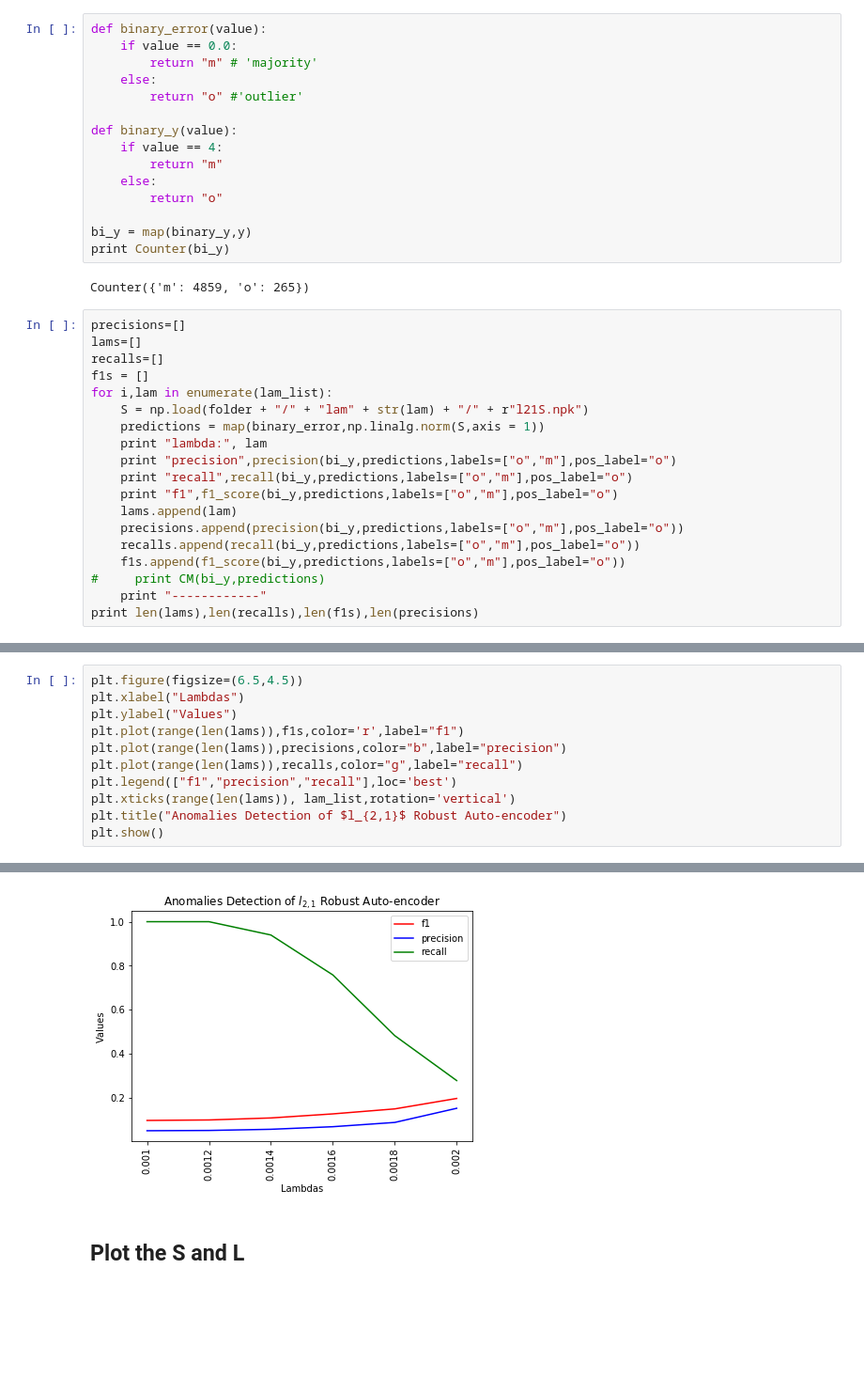
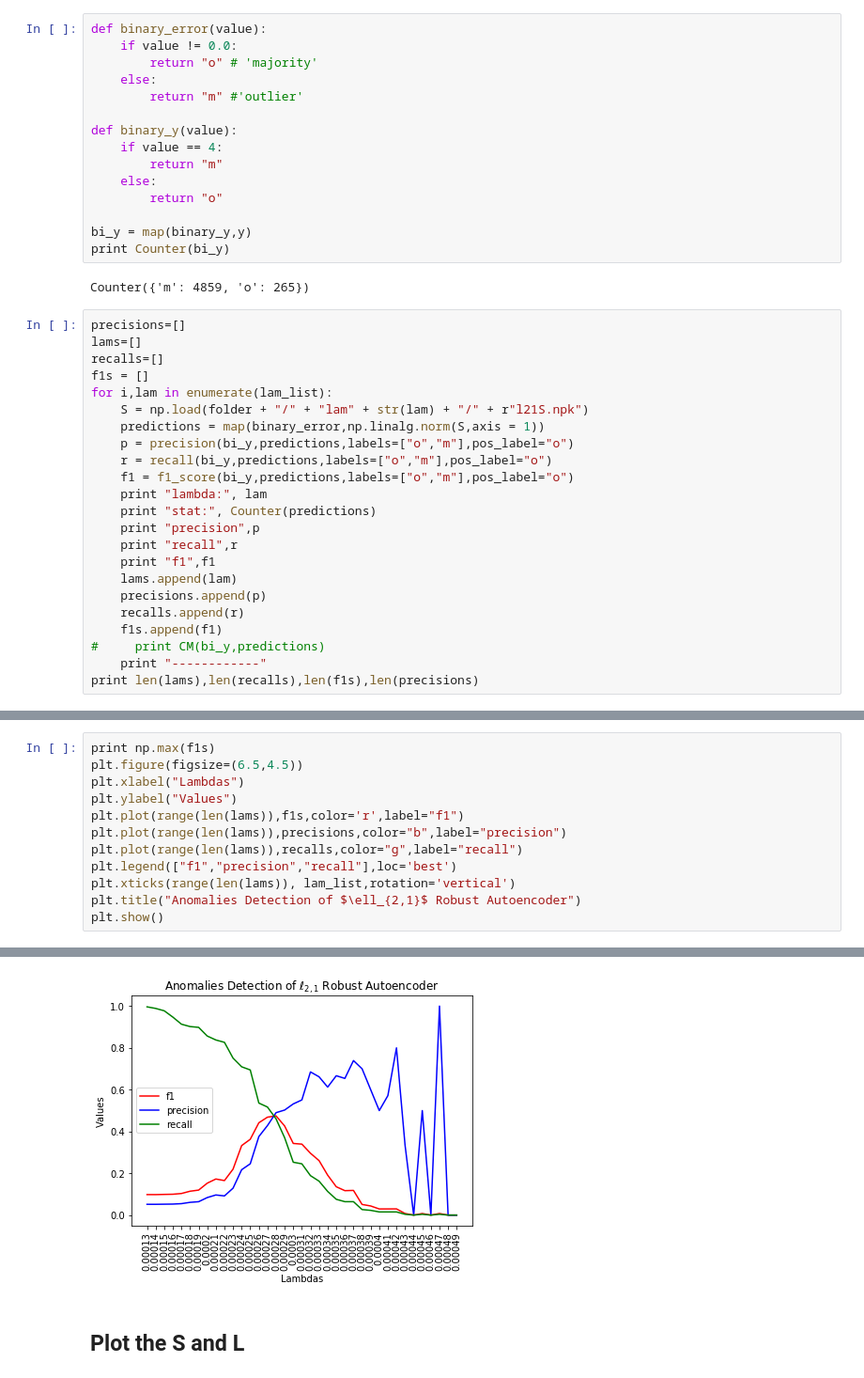
Before and after one commit to zc8340311/RobustAutoencoder, a Jupyter notebook: Result_analysis.ipynb, the cells around one changed output, grey strips where cells are left out. Shown at 94% size. Saved outputs shown, nothing was run; the diff lists cells and outputs as text; blank space fills up the shorter version.

```diff
--- a/Result_analysis.ipynb
+++ b/Result_analysis.ipynb
@@ -34,10 +34,10 @@ number of outlier: 265
 outlier ratio: 0.0545379707759
 # %%
 def binary_error(value):
-    if value == 0.0:
-        return "m" # 'majority'
+    if value != 0.0:
+        return "o" # 'majority'
     else:
-        return "o" #'outlier'
+        return "m" #'outlier'
 
 def binary_y(value):
     if value == 4:
@@ -57,14 +57,18 @@ f1s = []
 for i,lam in enumerate(lam_list):
     S = np.load(folder + "/" + "lam" + str(lam) + "/" + r"l21S.npk")
     predictions = map(binary_error,np.linalg.norm(S,axis = 1))
+    p = precision(bi_y,predictions,labels=["o","m"],pos_label="o")
+    r = recall(bi_y,predictions,labels=["o","m"],pos_label="o")
+    f1 = f1_score(bi_y,predictions,labels=["o","m"],pos_label="o")
     print "lambda:", lam
-    print "precision",precision(bi_y,predictions,labels=["o","m"],pos_label="o")
-    print "recall",recall(bi_y,predictions,labels=["o","m"],pos_label="o")
-    print "f1",f1_score(bi_y,predictions,labels=["o","m"],pos_label="o")
+    print "stat:", Counter(predictions)
+    print "precision",p
+    print "recall",r
+    print "f1",f1
     lams.append(lam)
-    precisions.append(precision(bi_y,predictions,labels=["o","m"],pos_label="o"))
-    recalls.append(recall(bi_y,predictions,labels=["o","m"],pos_label="o"))
-    f1s.append(f1_score(bi_y,predictions,labels=["o","m"],pos_label="o"))
+    precisions.append(p)
+    recalls.append(r)
+    f1s.append(f1)
 #     print CM(bi_y,predictions)
     print "------------"
 print len(lams),len(recalls),len(f1s),len(precisions)
@@ -90,4 +93,5 @@ IOError: [Errno 2] No such file or directory: '/home/czhou2/remoteJupyter/Robust
 # %%
+print np.max(f1s)
 plt.figure(figsize=(6.5,4.5))
 plt.xlabel("Lambdas")
 plt.ylabel("Values")
@@ -96,6 +100,6 @@ plt.plot(range(len(lams)),precisions,color="b",label="precision")
 plt.plot(range(len(lams)),recalls,color="g",label="recall")
 plt.legend(["f1","precision","recall"],loc='best')
 plt.xticks(range(len(lams)), lam_list,rotation='vertical')
-plt.title("Anomalies Detection of $l_{2,1}$ Robust Auto-encoder")
+plt.title("Anomalies Detection of $\ell_{2,1}$ Robust Autoencoder")
 plt.show()
 # %% [output]
@@ -102,4 +107,4 @@ plt.show()
-[figure, old version]
+[figure, new version]
 # %% [markdown]
 ## Plot the S and L
 # %%
```
Also changed, not shown: parts of 8 cells of this notebook, 2 other files.
